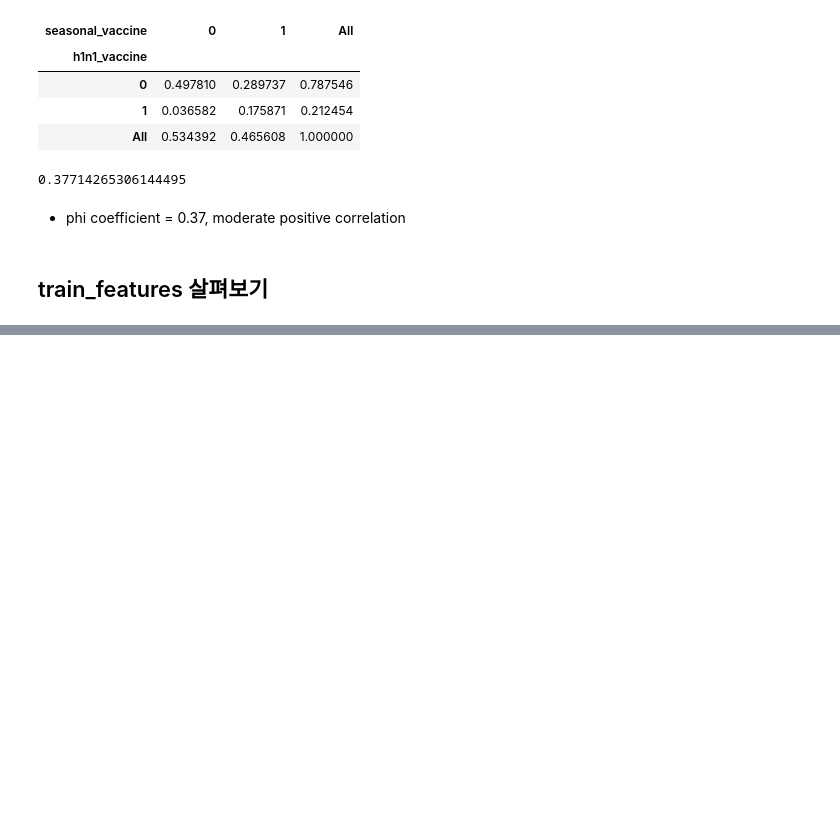
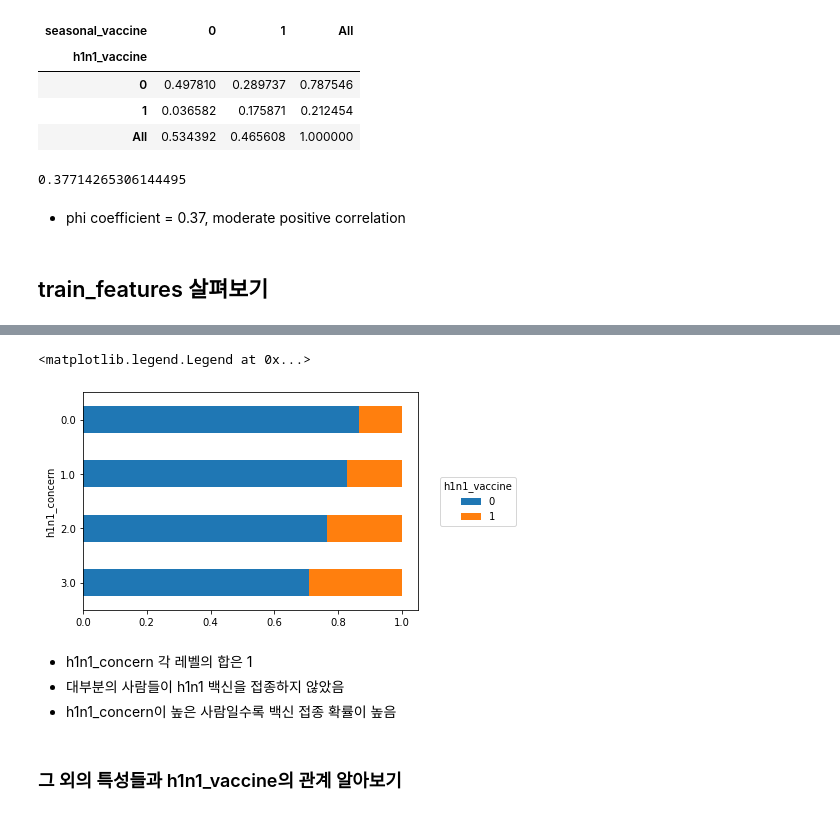
Before and after one commit to mjiii25/22-1_DL, a Jupyter notebook: team-project/EDA_성민지.ipynb, the cells around one changed output, grey strips where cells are left out. Saved outputs shown, nothing was run; the diff lists cells and outputs as text; code cells hidden in the pictures; blank space fills up the shorter version.

```diff
--- a/team-project/EDA_성민지.ipynb
+++ b/team-project/EDA_성민지.ipynb
@@ -150,0 +249,8 @@ sixteen. describe()
+# %%
+## feature와 target 상관관계
+
+counts = (joined[['h1n1_concern', 'h1n1_vaccine']]
+          .groupby(['h1n1_concern', 'h1n1_vaccine'])
+          .size()
+          .unstack('h1n1_vaccine'))
+counts
@@ -150,0 +264,7 @@ sixteen. describe()
+# %%
+## rate of vaccination for each level of h1n1_concern
+
+h1n1_concern_counts = counts.sum(axis = 'columns')
+
+props = counts.div(h1n1_concern_counts, axis = 'index')
+props
@@ -150,0 +278,19 @@ sixteen. describe()
+# %%
+## stack bar
+
+ax = props.plot.barh(stacked = True)
+ax.invert_yaxis()
+ax.legend(
+    loc = 'center left',
+    bbox_to_anchor = (1.05, 0.5),
+    title = 'h1n1_vaccine'
+)
+# %% [output]
+<matplotlib.legend.Legend at 0x...>
+[figure, added]
+# %% [markdown]
+- h1n1_concern 각 레벨의 합은 1
+- 대부분의 사람들이 h1n1 백신을 접종하지 않았음
+- h1n1_concern이 높은 사람일수록 백신 접종 확률이 높음
+# %% [markdown]
+### 그 외의 특성들과 h1n1_vaccine의 관계 알아보기
```
Also changed, not shown: parts of 26 cells of this notebook.
